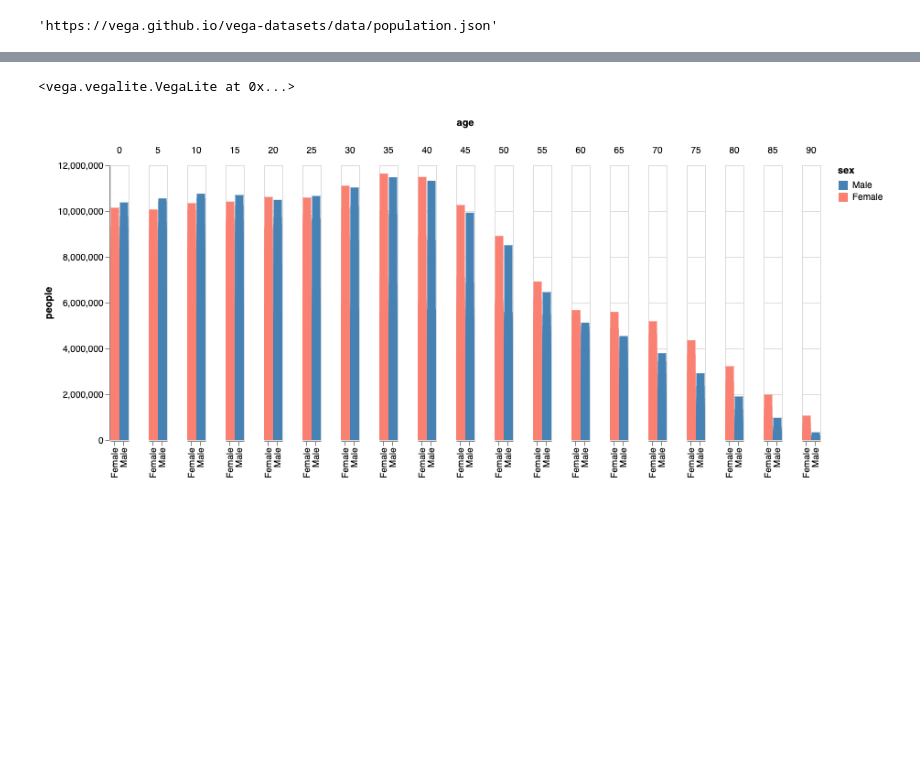
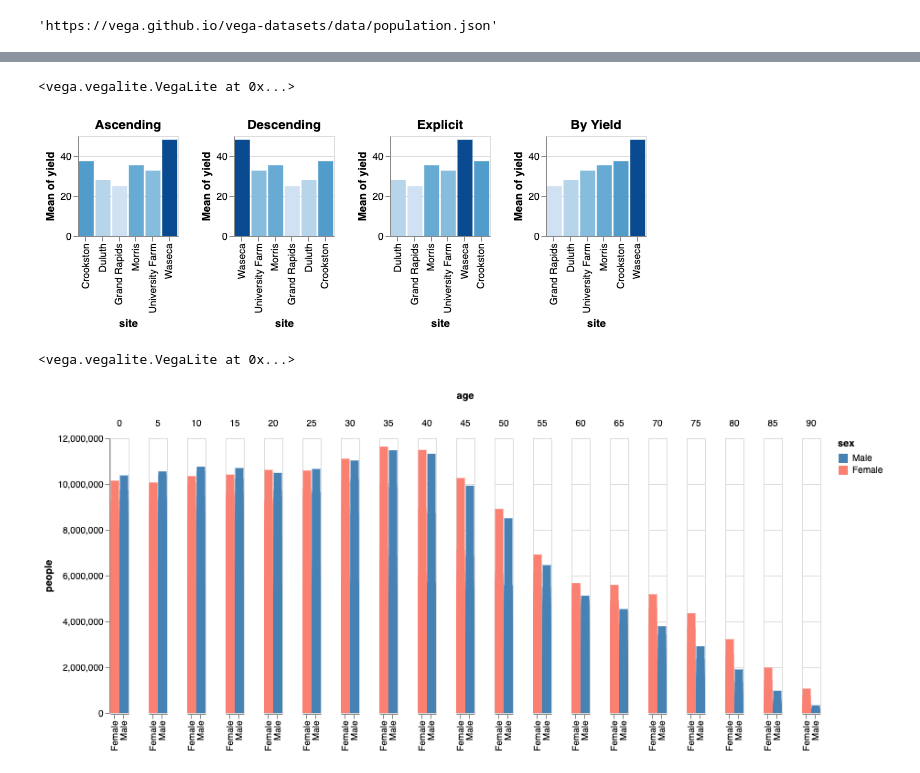
Before and after one commit to datasett/examples, a Jupyter notebook: altair/altair-examples.ipynb, the cells around one changed output, grey strips where cells are left out. Cells and saved outputs as stored; diff of their text form; code cells hidden in the pictures; blank space fills up the shorter version.

```diff
--- a/altair/altair-examples.ipynb
+++ b/altair/altair-examples.ipynb
@@ -60,0 +148,43 @@ data.population.url
+# %%
+base = alt.Chart(data.barley.url).mark_bar().encode(
+    y='mean(yield):Q',
+    color=alt.Color('mean(yield):Q', legend=None)
+).properties(width=100, height=100)
+
+# Sort x in ascending order
+ascending = base.encode(
+    alt.X(field='site', type='nominal', sort='ascending')
+).properties(
+    title='Ascending'
+)
+
+# Sort x in descending order
+descending = base.encode(
+    alt.X(field='site', type='nominal', sort='descending')
+).properties(
+    title='Descending'
+)
+
+# Sort x in an explicitly-specified order
+explicit = base.encode(
+    alt.X(field='site', type='nominal',
+          sort=['Duluth', 'Grand Rapids', 'Morris',
+                'University Farm', 'Waseca', 'Crookston'])
+).properties(
+    title='Explicit'
+)
+
+# Sort according to another field
+sortfield = base.encode(
+    alt.X(field='site', type='nominal',
+          sort=alt.EncodingSortField(field='yield', op='mean'))
+).properties(
+    title='By Yield'
+)
+
+fig = ascending | descending | explicit | sortfield
+
+fig
+# %% [output]
+<vega.vegalite.VegaLite at 0x...>
+[figure, added]
```
Also changed, not shown: parts of 31 cells of this notebook, 5 other files.
